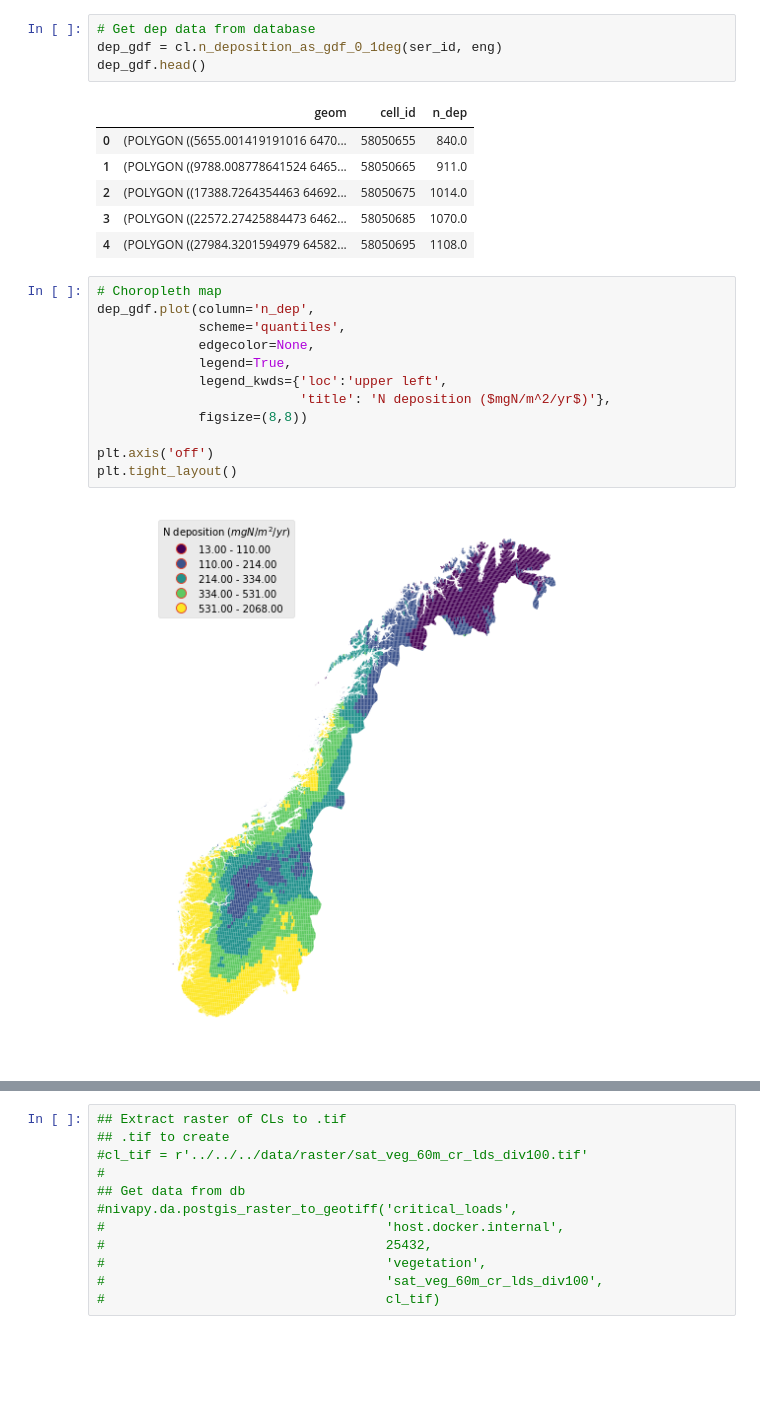
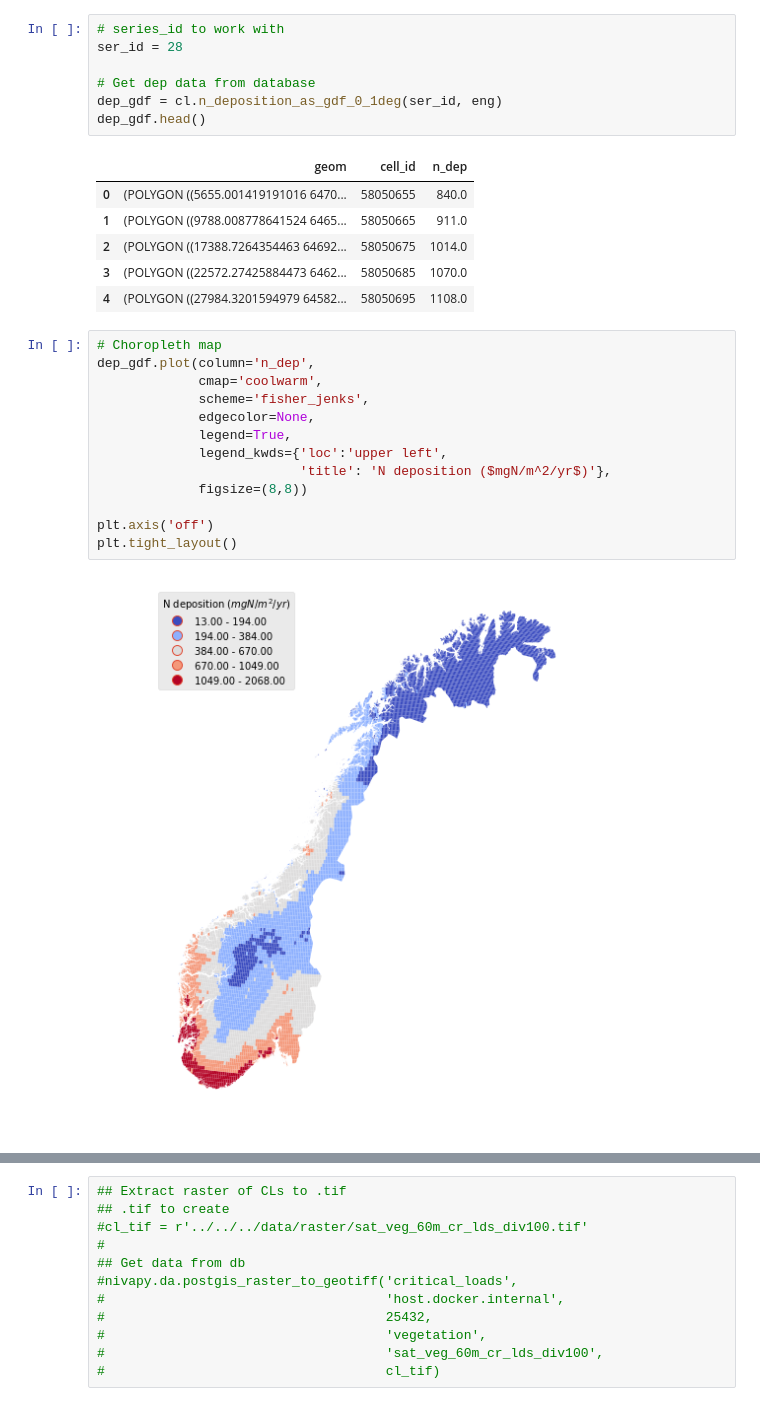
Before and after one commit to JamesSample/critical_loads_2, a Jupyter notebook: notebooks/03_vegetation_new_grid.ipynb, the cells around one changed output, grey strips where cells are left out. Drawn from its saved outputs; the diff is of its cells as text; blank space fills up the shorter version.

```diff
--- a/notebooks/03_vegetation_new_grid.ipynb
+++ b/notebooks/03_vegetation_new_grid.ipynb
@@ -67,6 +70,9 @@ df.head()
 
 The code below generates a choropleth map of the N deposition data (used for the vegetation calculations).
 # %%
+# series_id to work with
+ser_id = 28
+
 # Get dep data from database
 dep_gdf = cl.n_deposition_as_gdf_0_1deg(ser_id, eng)
 dep_gdf.head()
@@ -80,14 +86,15 @@ dep_gdf.head()
 # %%
 # Choropleth map
 dep_gdf.plot(column='n_dep',
-             scheme='quantiles',
+             cmap='coolwarm',
+             scheme='fisher_jenks',
              edgecolor=None,
              legend=True,
              legend_kwds={'loc':'upper left',
                           'title': 'N deposition ($mgN/m^2/yr$)'},
              figsize=(8,8))
 
 plt.axis('off')
 plt.tight_layout()
 # %% [output]
-[figure, old version]
+[figure, new version]
```
Also changed, not shown: parts of 24 cells of this notebook, 3 other files.
